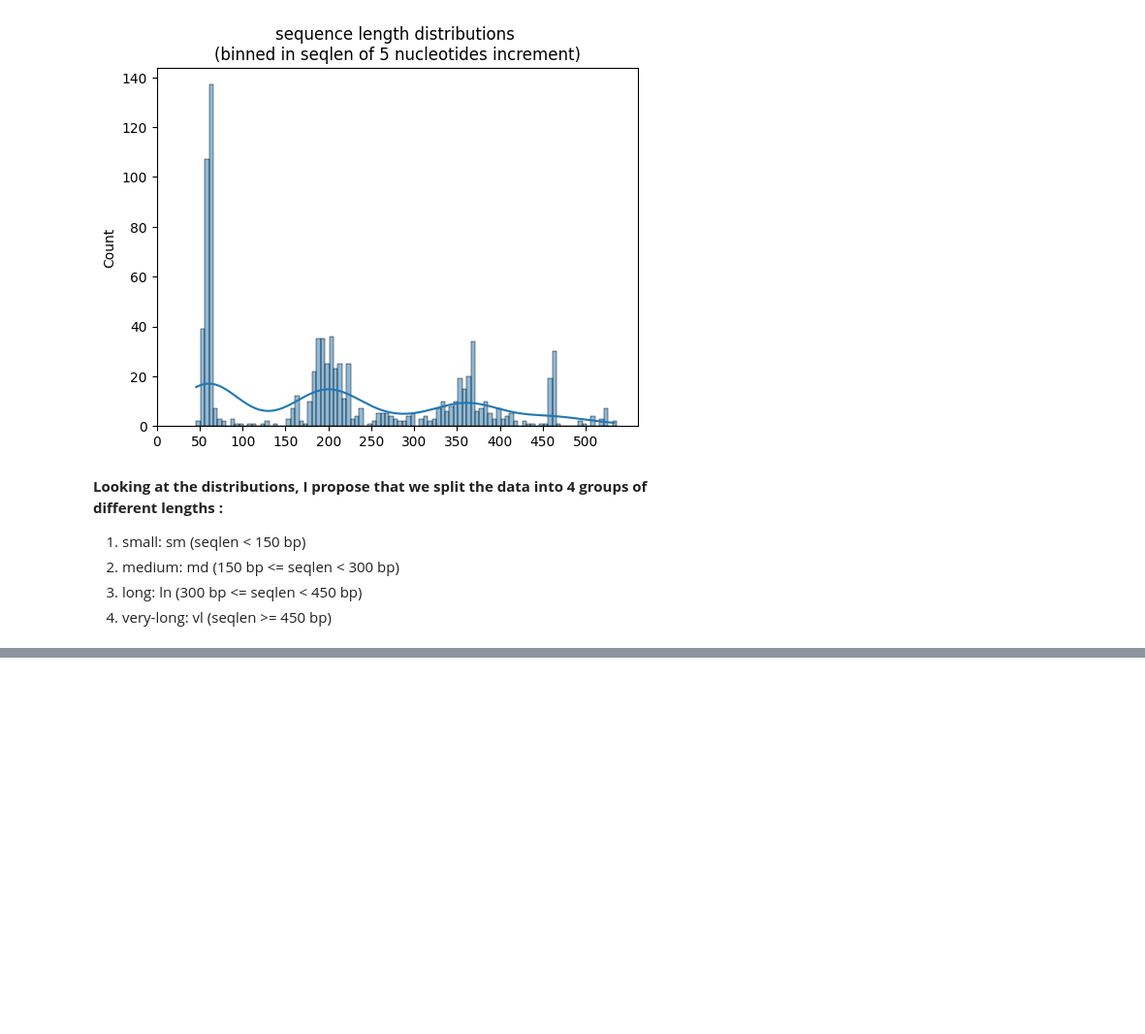
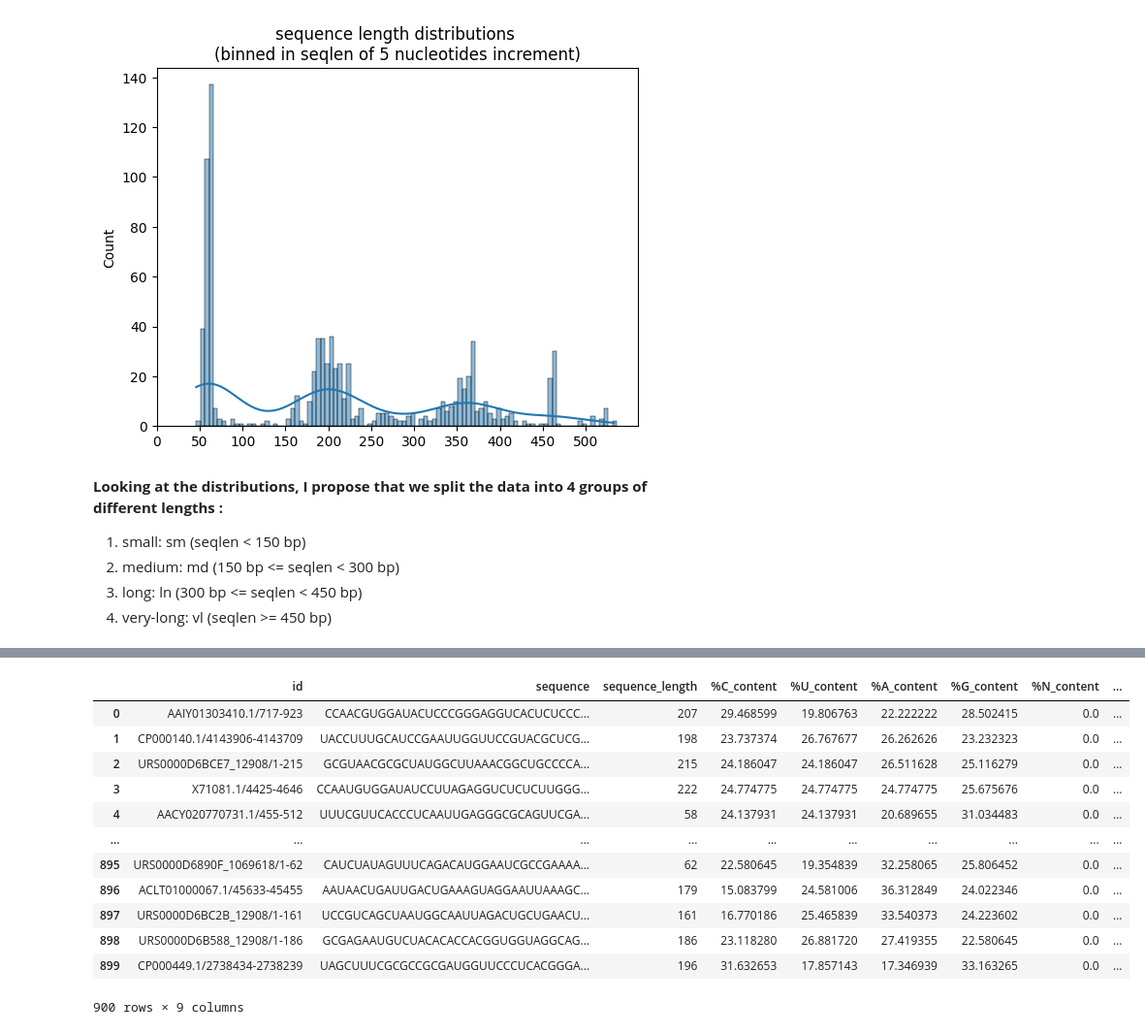
Before and after one commit to simlal/data-mining-assignments_bin710, a Jupyter notebook: dev4_descriptive-funcs/TP4_soln.ipynb, the cells around one changed output, grey strips where cells are left out. Shown at 97% size. Drawn from its saved outputs; the diff is of its cells as text; code cells hidden in the pictures; blank space fills up the shorter version.

```diff
--- a/dev4_descriptive-funcs/TP4_soln.ipynb
+++ b/dev4_descriptive-funcs/TP4_soln.ipynb
@@ -314,0 +330,53 @@ ax.set(xlabel="")
+# %%
+#TODO FUNCTION TO GET CUTOFFS AND SAVE TO COL + CHECK CLASS BALANCING
+def filter_seqlen(x):
+    """
+    Apply condition on the sequence length and return a class label according to the value of x
+
+    Args:
+        x (int): Int number to apply the check the conditions on
+
+    Returns:
+        int: Class from 0 to 3 (from smallest to largest)
+    """
+    if x < 150:
+        return 0
+    elif 150 <= x < 300:
+        return 1
+    elif 300 <= x < 450:
+        return 2
+    else:
+        return 3
+
+
+def assign_class(df: pd.DataFrame, col_name_seqlen: str) -> pd.DataFrame:
+    """
+    Assign a class based on the sequence length of the nc-RNA
+
+    Args:
+        df (pd.DataFrame): Dataframe with the sequence length feature
+        col_name_seqlen (str): Name of the column corresponding to the sequence length feature
+
+    Returns:
+        pd.DataFrame: _description_
+    """
+
+    df["seqlen_class"] =  df[col_name_seqlen].apply(filter_seqlen)
+    return df
+# %%
+# Assign class based on distributions
+assign_class(df=df, col_name_seqlen="sequence_length")
+# %% [output]
+|  | id | sequence | sequence_length | %C_content | %U_content | %A_content | %G_content | %N_content | ... |
+| 0 | AAIY01303410.1/717-923 | CCAACGUGGAUACUCCCGGGAGGUCACUCUCCC... | 207 | 29.468599 | 19.806763 | 22.222222 | 28.502415 | 0.0 | ... |
+| 1 | CP000140.1/4143906-4143709 | UACCUUUGCAUCCGAAUUGGUUCCGUACGCUCG... | 198 | 23.737374 | 26.767677 | 26.262626 | 23.232323 | 0.0 | ... |
+| 2 | URS0000D6BCE7_12908/1-215 | GCGUAACGCGCUAUGGCUUAAACGGCUGCCCCA... | 215 | 24.186047 | 24.186047 | 26.511628 | 25.116279 | 0.0 | ... |
+| 3 | X71081.1/4425-4646 | CCAAUGUGGAUAUCCUUAGAGGUCUCUCUUGGG... | 222 | 24.774775 | 24.774775 | 24.774775 | 25.675676 | 0.0 | ... |
+| 4 | AACY020770731.1/455-512 | UUUCGUUCACCCUCAAUUGAGGGCGCAGUUCGA... | 58 | 24.137931 | 24.137931 | 20.689655 | 31.034483 | 0.0 | ... |
+| ... | ... | ... | ... | ... | ... | ... | ... | ... | ... |
+| 895 | URS0000D6890F_1069618/1-62 | CAUCUAUAGUUUCAGACAUGGAAUCGCCGAAAA... | 62 | 22.580645 | 19.354839 | 32.258065 | 25.806452 | 0.0 | ... |
+| 896 | ACLT01000067.1/45633-45455 | AAUAACUGAUUGACUGAAAGUAGGAAUUAAAGC... | 179 | 15.083799 | 24.581006 | 36.312849 | 24.022346 | 0.0 | ... |
+| 897 | URS0000D6BC2B_12908/1-161 | UCCGUCAGCUAAUGGCAAUUAGACUGCUGAACU... | 161 | 16.770186 | 25.465839 | 33.540373 | 24.223602 | 0.0 | ... |
+| 898 | URS0000D6B588_12908/1-186 | GCGAGAAUGUCUACACACCACGGUGGUAGGCAG... | 186 | 23.118280 | 26.881720 | 27.419355 | 22.580645 | 0.0 | ... |
+| 899 | CP000449.1/2738434-2738239 | UAGCUUUCGCGCCGCGAUGGUUCCCUCACGGGA... | 196 | 31.632653 | 17.857143 | 17.346939 | 33.163265 | 0.0 | ... |
+900 rows × 9 columns
```
Also changed, not shown: parts of 20 cells of this notebook.
